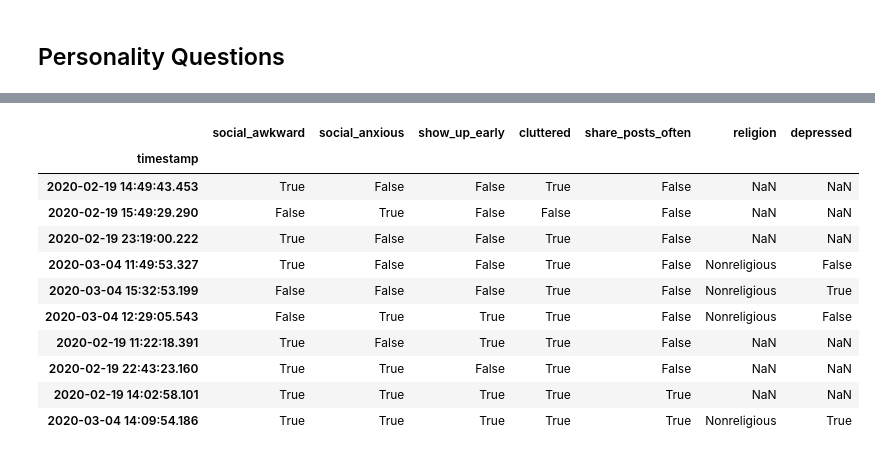
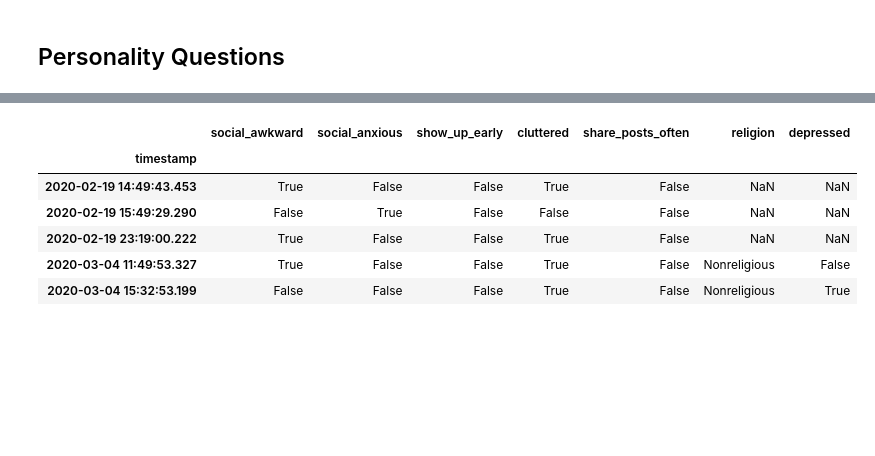
Before and after one commit to dennisfarmer/Factors-of-Academic-Success, a Jupyter notebook: eda.ipynb, the cells around one changed output, grey strips where cells are left out. Saved outputs shown, nothing was run; the diff lists cells and outputs as text; code cells hidden in the pictures; blank space fills up the shorter version.

```diff
--- a/eda.ipynb
+++ b/eda.ipynb
@@ -319,15 +418,10 @@ surveydata[c["personality"][0]].sample(n=10, random_state=6)
 # %%
-surveydata[c["personality"][1]].sample(n=10, random_state=7)
+surveydata[c["personality"][1]].sample(n=5, random_state=7)
 # %% [output]
 |  | social_awkward | social_anxious | show_up_early | cluttered | share_posts_often | religion | depressed |
 | timestamp |  |  |  |  |  |  |  |
 | 2020-02-19 14:49:43.453 | True | False | False | True | False | NaN | NaN |
 | 2020-02-19 15:49:29.290 | False | True | False | False | False | NaN | NaN |
 | 2020-02-19 23:19:00.222 | True | False | False | True | False | NaN | NaN |
 | 2020-03-04 11:49:53.327 | True | False | False | True | False | Nonreligious | False |
 | 2020-03-04 15:32:53.199 | False | False | False | True | False | Nonreligious | True |
-| 2020-03-04 12:29:05.543 | False | True | True | True | False | Nonreligious | False |
-| 2020-02-19 11:22:18.391 | True | False | True | True | False | NaN | NaN |
-| 2020-02-19 22:43:23.160 | True | True | False | True | False | NaN | NaN |
-| 2020-02-19 14:02:58.101 | True | True | True | True | True | NaN | NaN |
-| 2020-03-04 14:09:54.186 | True | True | True | True | True | Nonreligious | True |
```
Also changed, not shown: parts of 12 cells of this notebook, 2 other files.
